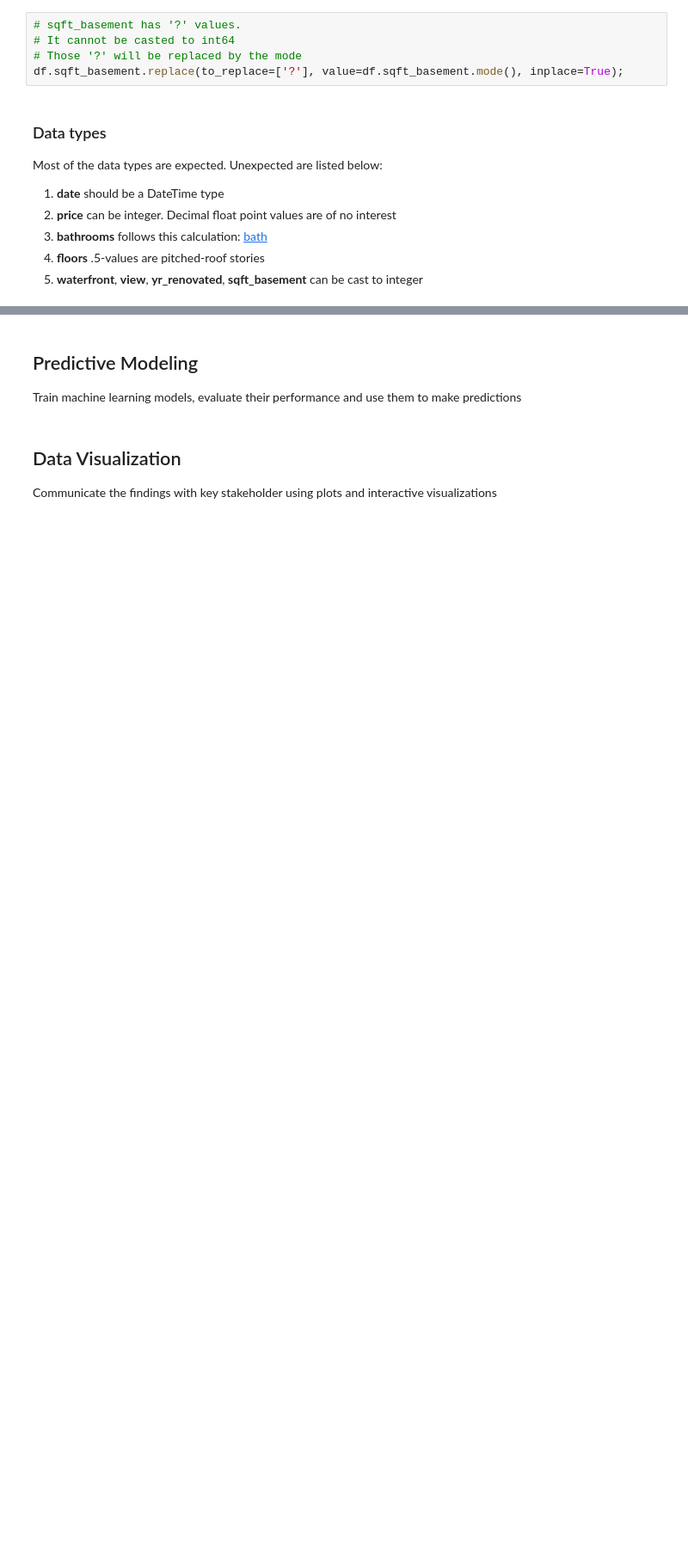
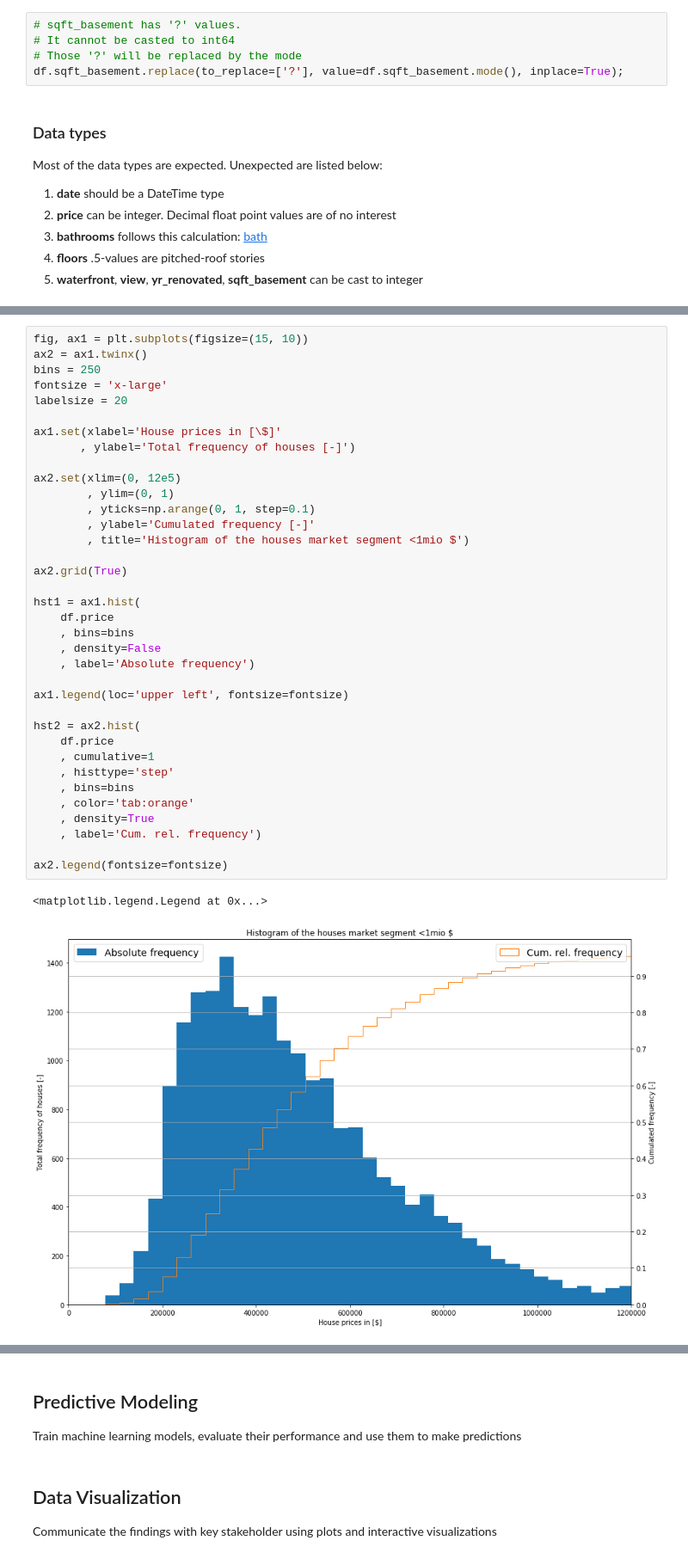
Before and after one commit to BinaerBaer/EDA-Project-King-s-County-Housepricing, a Jupyter notebook: 2-Immersive_Data_Science_Project1_EDA.ipynb, the cells around one changed output, grey strips where cells are left out. Shown at 86% size. Drawn from its saved outputs; the diff is of its cells as text; blank space fills up the shorter version.

```diff
--- a/2-Immersive_Data_Science_Project1_EDA.ipynb
+++ b/2-Immersive_Data_Science_Project1_EDA.ipynb
@@ -345,0 +378,39 @@ Find hypothesis about your defined problem by visually analyzing the data
+# %%
+fig, ax1 = plt.subplots(figsize=(15, 10))
+ax2 = ax1.twinx()
+bins = 250
+fontsize = 'x-large'
+labelsize = 20
+
+ax1.set(xlabel='House prices in [\$]'
+       , ylabel='Total frequency of houses [-]')
+
+ax2.set(xlim=(0, 12e5)
+        , ylim=(0, 1)
+        , yticks=np.arange(0, 1, step=0.1)
+        , ylabel='Cumulated frequency [-]'
+        , title='Histogram of the houses market segment <1mio $')
+
+ax2.grid(True)
+
+hst1 = ax1.hist(
+    df.price
+    , bins=bins
+    , density=False
+    , label='Absolute frequency')
+
+ax1.legend(loc='upper left', fontsize=fontsize)
+
+hst2 = ax2.hist(
+    df.price
+    , cumulative=1
+    , histtype='step'
+    , bins=bins
+    , color='tab:orange'
+    , density=True
+    , label='Cum. rel. frequency')
+
+ax2.legend(fontsize=fontsize)
+# %% [output]
+<matplotlib.legend.Legend at 0x...>
+[figure, added]
```
Also changed, not shown: parts of 43 cells of this notebook.
